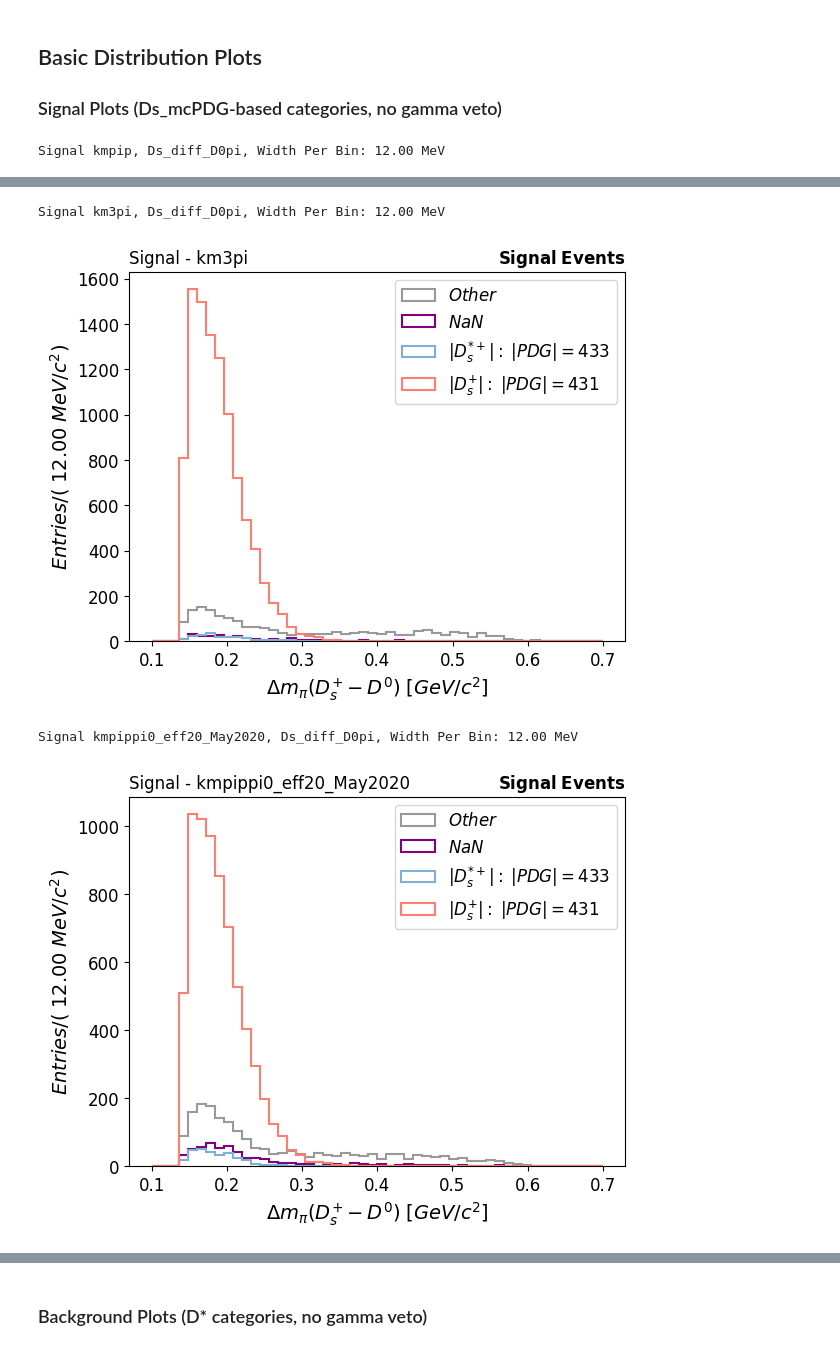
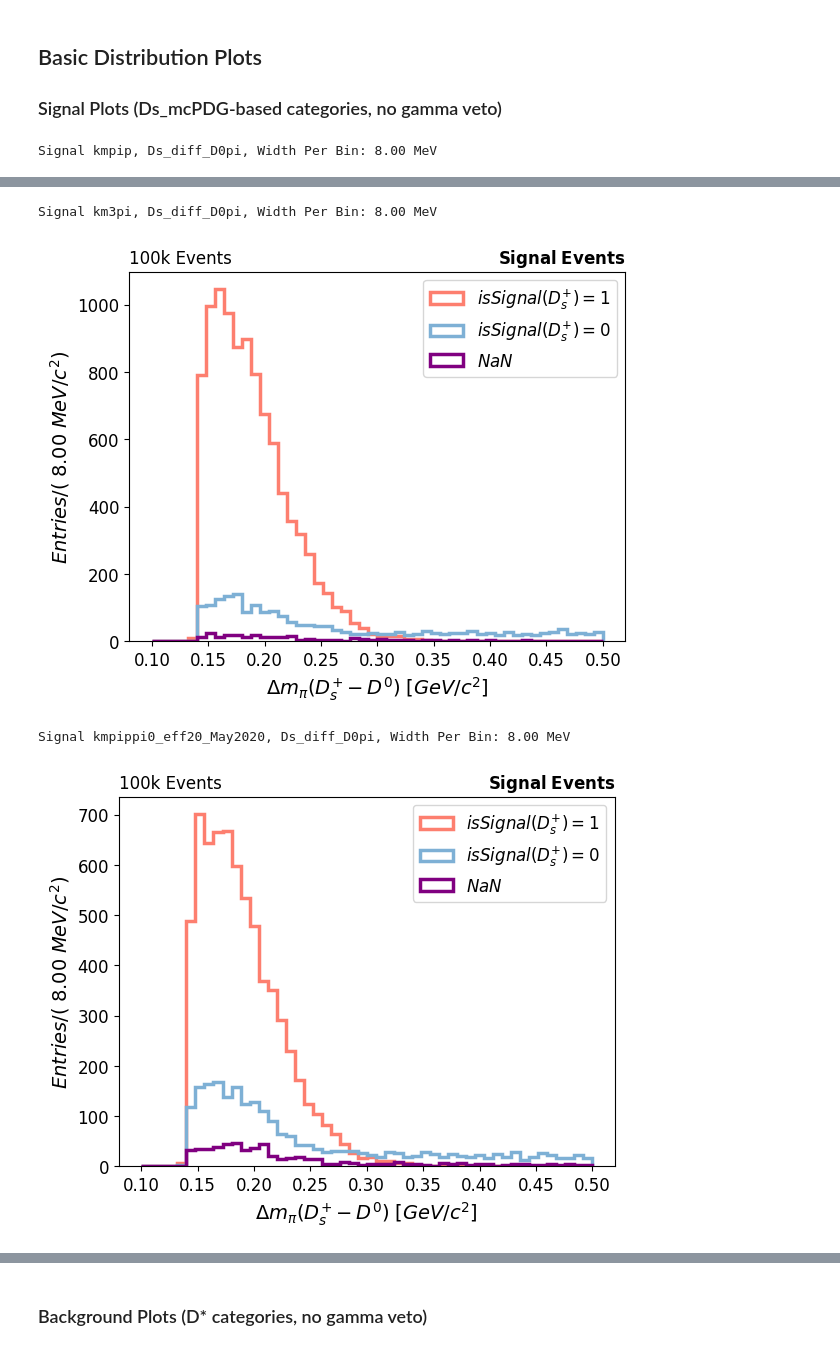
Before and after one commit to AdilmubarakHEP/Ds2D0enue_Analysis, a Jupyter notebook: 07-Python/Plots_and_Tables/AL02-Baseline_Sample_Analysis.ipynb, the cells around one changed output, grey strips where cells are left out. Saved outputs shown, nothing was run; the diff lists cells and outputs as text; code cells hidden in the pictures.

```diff
--- a/07-Python/Plots_and_Tables/AL02-Baseline_Sample_Analysis.ipynb
+++ b/07-Python/Plots_and_Tables/AL02-Baseline_Sample_Analysis.ipynb
@@ -59,7 +59,7 @@ for mode, config in tqdm(list(decay_config.items()), desc="Signal modes"):
 print("\nLoading Background files...")
 for sample in tqdm(background_samples, desc="Background samples"):
     for mode, config in decay_config.items():
-        generic_file = f"/group/belle/users/amubarak/03-KEKCC/Ds2D0e-Generic_Ds_120325_1_{sample}_{mode}.root"
+        generic_file = f"/group/belle/users/amubarak/03-KEKCC/Ds2D0e-Generic_Ds_120725_1_{sample}_{mode}.root"
         df = uproot.concatenate(f"{generic_file}:{config['ds_tree']}", library='pd')
         df = df.query(config['cut'])
         DataFrames[f"{sample}_{mode}"] = df
@@ -285,8 +285,8 @@ Bins = 50
 Density = False
 Stacked = False
 
-# Plot Signal - Ds_diff_D0pi
-Range = [0.1, 0.7]
+# Plot Signal - Ds_diff_D0pi (Δm_π)
+Range = [0.1, 0.5]
 var = 'Ds_diff_D0pi'
 
 for mode in decay_config.keys():
@@ -294,46 +294,42 @@ for mode in decay_config.keys():
     print(f"\nSignal {mode}, {var}, Width Per Bin: {perBin:.2f} MeV")
 
     df = DataFrames[f"Signal_{mode}"].copy()
-    ds_abs = abs(df['Ds_mcPDG'])
 
-    ds_mask   = ds_abs == 431
-    dsst_mask = ds_abs == 433
-    nan_mask  = df['Ds_mcPDG'].isna()
-    other_mask = (~ds_mask) & (~dsst_mask) & (~nan_mask)
+    mask_sig  = df["Ds_isSignal"] == 1
+    mask_bkg  = df["Ds_isSignal"] == 0
+    mask_nan  = df["Ds_isSignal"].isna()
 
     data = [
-        df[ds_mask][var],        # Ds+
-        df[dsst_mask][var],      # Ds*+
-        df[nan_mask][var],       # NaN
-        df[other_mask][var]      # other
+        df[mask_sig][var],   # true Ds signal
+        df[mask_bkg][var],   # reconstructed Ds but not truth signal
+        df[mask_nan][var],   # no truth match
     ]
 
     labels = [
-        r'$|D_s^{+}|:\;|PDG|=431$',
-        r'$|D_s^{*+}|:\;|PDG|=433$',
-        r'$NaN$',
-        r'$Other$'
+        r'$isSignal(D_s^{+}) = 1$',
+        r'$isSignal(D_s^{+}) = 0$',
+        r'$NaN$'
     ]
-    colors = ['#fd7f6f', '#7eb0d5', 'purple', '#999999']
+    colors = ['#fd7f6f', '#7eb0d5', 'purple']
 
     plt.hist(
-        data,
-        color=colors,
-        label=labels,
+        data[::-1],
+        color=colors[::-1],
+        label=labels[::-1],
         alpha=1,
         range=Range,
         stacked=Stacked,
         density=Density,
         bins=Bins,
         histtype='step',
-        linewidth=1.5
+        linewidth=2.5
     )
 
-    plt.title(f'Signal - {mode}', loc="left")
+    plt.title(f'100k Events', loc="left")
     plt.title(r'$\bf Signal\;Events$', loc="right")
     plt.ylabel(r'$Entries/(\; {width:.2f}\;MeV/c^2)$'.format(width=perBin))
     plt.xlabel(r'$\Delta m_{\pi}(D_s^{+} - D^{0})\;[GeV/c^{2}]$')
     plt.legend()
     plt.show()
 # %% [output]
-Signal kmpip, Ds_diff_D0pi, Width Per Bin: 12.00 MeV
+Signal kmpip, Ds_diff_D0pi, Width Per Bin: 8.00 MeV
@@ -341,5 +337,5 @@ Signal kmpip, Ds_diff_D0pi, Width Per Bin: 12.00 MeV
-Signal km3pi, Ds_diff_D0pi, Width Per Bin: 12.00 MeV
+Signal km3pi, Ds_diff_D0pi, Width Per Bin: 8.00 MeV
-[figure, old version]
+[figure, new version]
-Signal kmpippi0_eff20_May2020, Ds_diff_D0pi, Width Per Bin: 12.00 MeV
+Signal kmpippi0_eff20_May2020, Ds_diff_D0pi, Width Per Bin: 8.00 MeV
-[figure, old version]
+[figure, new version]
 # %%
```
Also changed, not shown: parts of 10 cells of this notebook, 11 other files.
